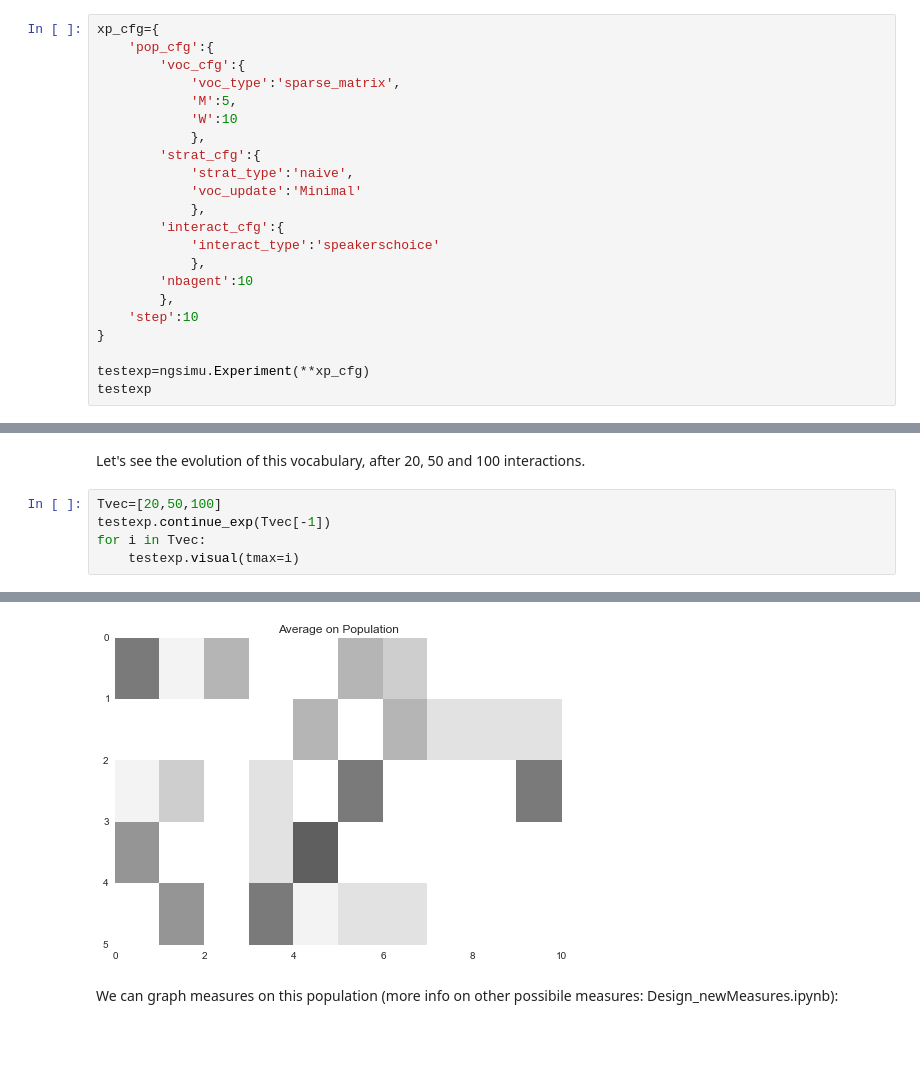
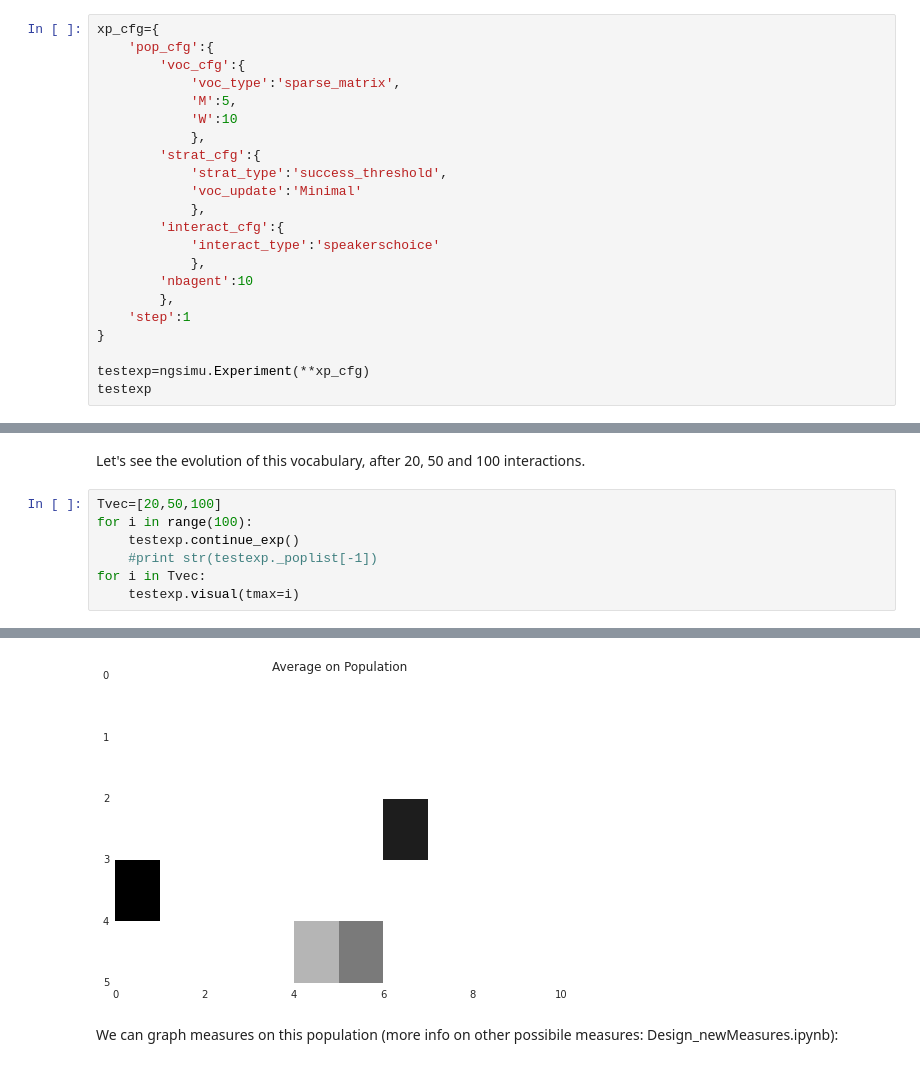
Before and after one commit to flowersteam/naminggamesal, a Jupyter notebook: notebooks/5_Intro_Experiment.ipynb, the cells around one changed output, grey strips where cells are left out. Saved outputs shown, nothing was run; the diff lists cells and outputs as text; blank space fills up the shorter version.

```diff
--- a/notebooks/5_Intro_Experiment.ipynb
+++ b/notebooks/5_Intro_Experiment.ipynb
@@ -19,7 +19,7 @@ xp_cfg={
             'W':10
             },
         'strat_cfg':{
-            'strat_type':'naive',
+            'strat_type':'success_threshold',
             'voc_update':'Minimal'
             },
         'interact_cfg':{
@@ -27,7 +27,7 @@ xp_cfg={
             },
         'nbagent':10
         },
-    'step':10
+    'step':1
 }
 
 testexp=ngsimu.Experiment(**xp_cfg)
@@ -62,7 +62,9 @@ nbagent: 10
 Let's see the evolution of this vocabulary, after 20, 50 and 100 interactions.
 # %%
 Tvec=[20,50,100]
-testexp.continue_exp(Tvec[-1])
+for i in range(100):
+    testexp.continue_exp()
+    #print str(testexp._poplist[-1])
 for i in Tvec:
     testexp.visual(tmax=i)
 # %% [output]
@@ -71,4 +73,4 @@ for i in Tvec:
-[figure, old version]
+[figure, new version]
 # %% [markdown]
 We can graph measures on this population (more info on other possibile measures: Design_newMeasures.ipynb):
 # %%
```
Also changed, not shown: parts of 6 cells of this notebook, 3 other files.
